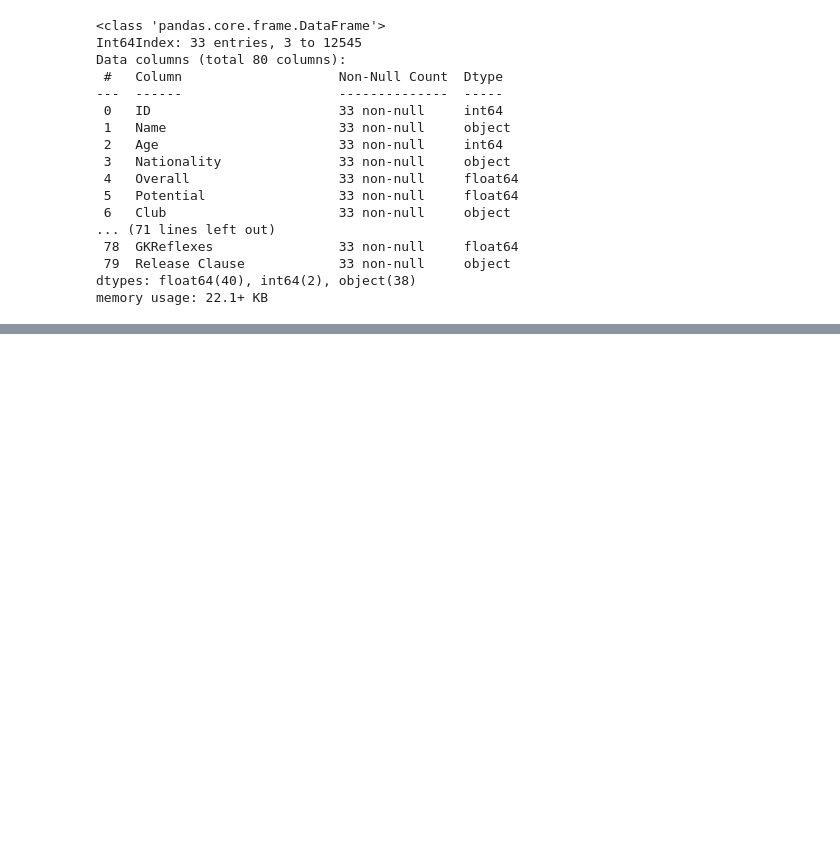
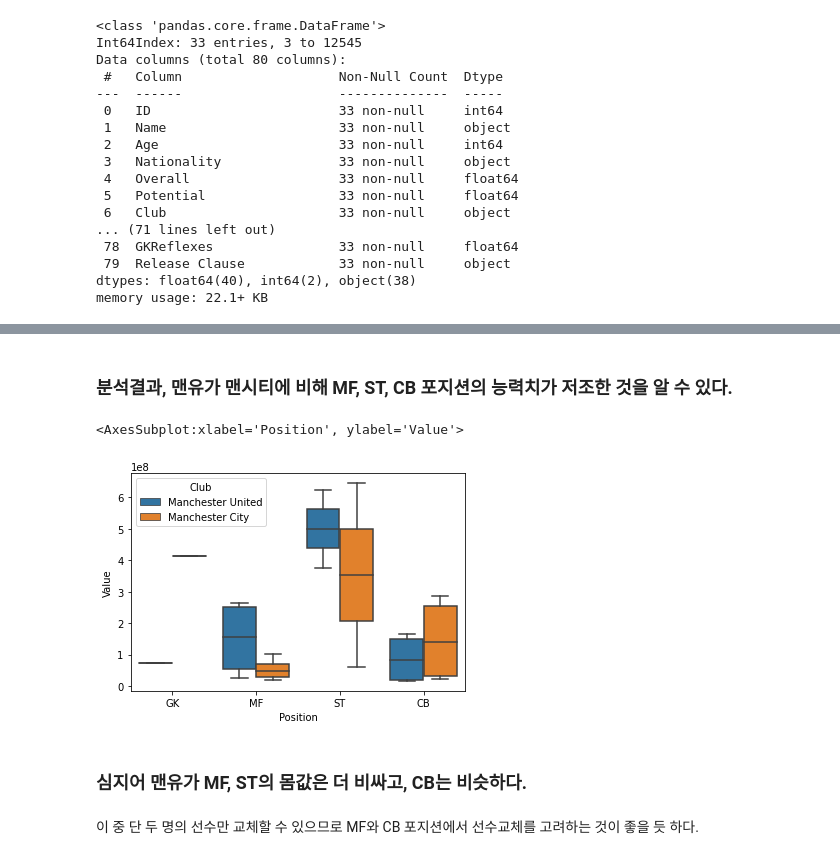
Before and after one commit to Jeong-Bin/DA-PROJECT, a Jupyter notebook: PROJECT_1 유럽 축구선수 분석.ipynb, the cells around one changed output, grey strips where cells are left out. Cells and saved outputs as stored; diff of their text form; code cells hidden in the pictures; blank space fills up the shorter version.

```diff
--- a/PROJECT_1 유럽 축구선수 분석.ipynb
+++ b/PROJECT_1 유럽 축구선수 분석.ipynb
@@ -256,0 +405,4 @@ memory usage: 22.1+ KB
+# %%
+ # 리스트 안에 있는 선수만 MU선수로 남긴다.
+mu = mu[mu['ID'].isin(mu_id)]
+mu.head()
@@ -256,0 +495,11 @@ memory usage: 22.1+ KB
+# %% [markdown]
+### 분석결과, 맨유가 맨시티에 비해 MF, ST, CB 포지션의 능력치가 저조한 것을 알 수 있다.
+# %%
+sns.boxplot(data = df, x = 'Position', y = 'Value', hue = 'Club')
+# %% [output]
+<AxesSubplot:xlabel='Position', ylabel='Value'>
+[figure, added]
+# %% [markdown]
+### 심지어 맨유가 MF, ST의 몸값은 더 비싸고, CB는 비슷하다.
+# %% [markdown]
+이 중 단 두 명의 선수만 교체할 수 있으므로 MF와 CB 포지션에서 선수교체를 고려하는 것이 좋을 듯 하다.
```
Also changed, not shown: parts of 28 cells of this notebook.
